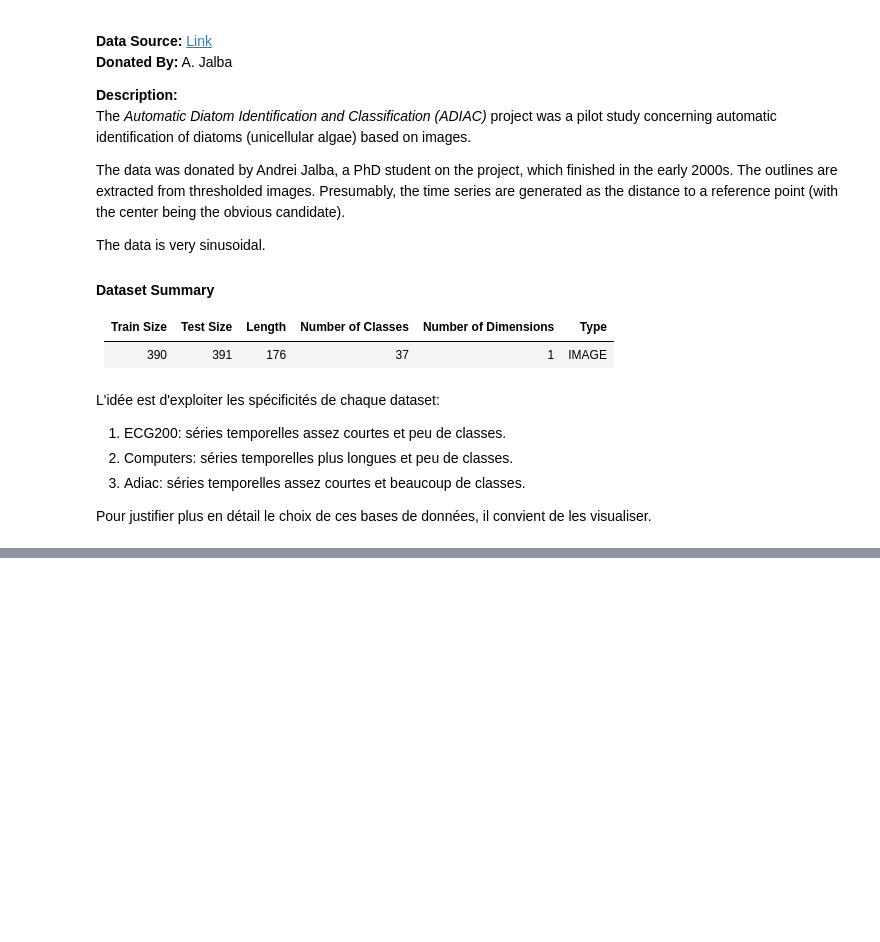
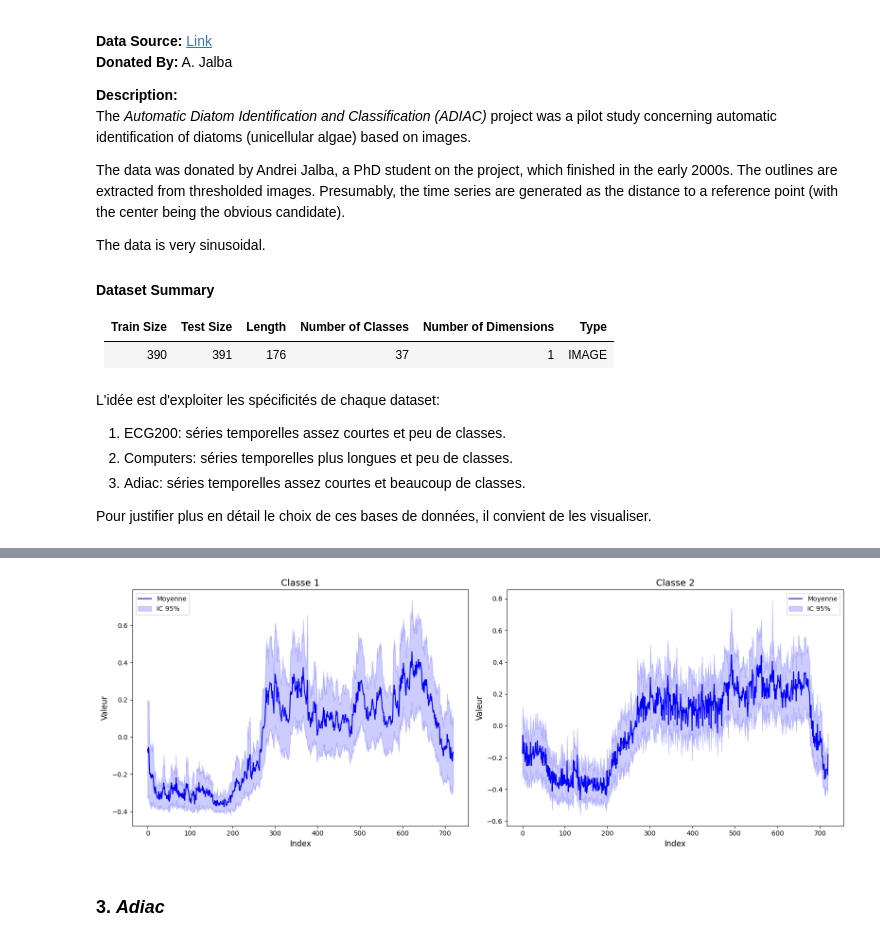
Before and after one commit to NailKhelifa/MVA_Times_Series_ML_Homeworks, a Jupyter notebook: Final_project/main.ipynb, the cells around one changed output, grey strips where cells are left out. Saved outputs shown, nothing was run; the diff lists cells and outputs as text; code cells hidden in the pictures; blank space fills up the shorter version.

```diff
--- a/Final_project/main.ipynb
+++ b/Final_project/main.ipynb
@@ -191,0 +250,8 @@ AttributeError: module 'utils' has no attribute 'generate_data'
+# %%
+df0 = computers_X_train[computers_X_train["label"]==1].iloc[:, :-1]
+df1 = computers_X_train[computers_X_train["label"]==2].iloc[:, :-1]
+utils.plot_classes(df0, df1, num_seg=None)
+# %% [output]
+[figure, added]
+# %% [markdown]
+### 3. *Adiac*
```
Also changed, not shown: parts of 10 cells of this notebook, 1 other file.
